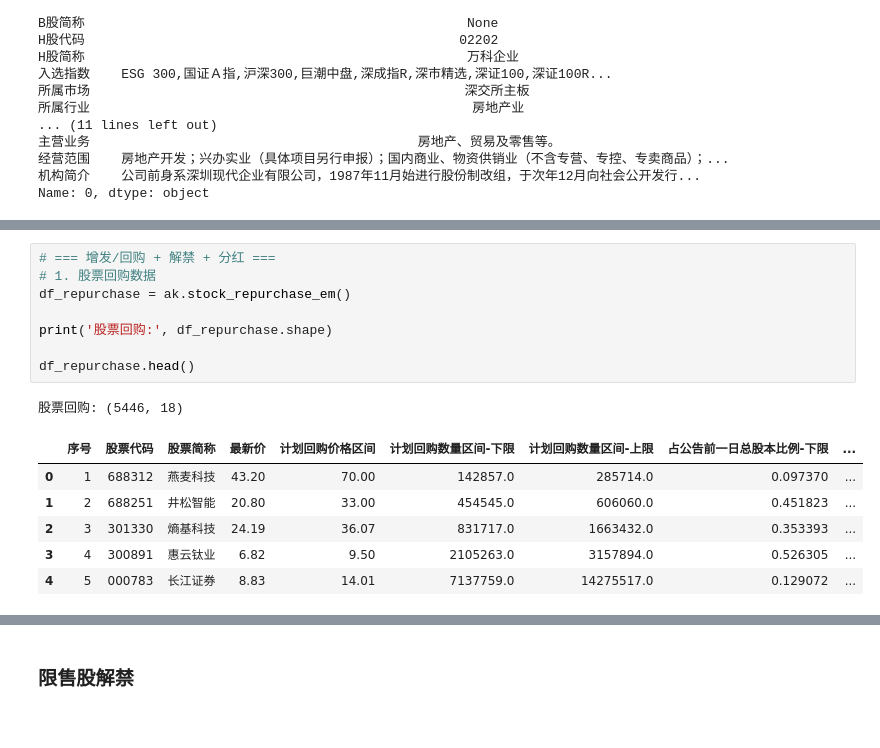
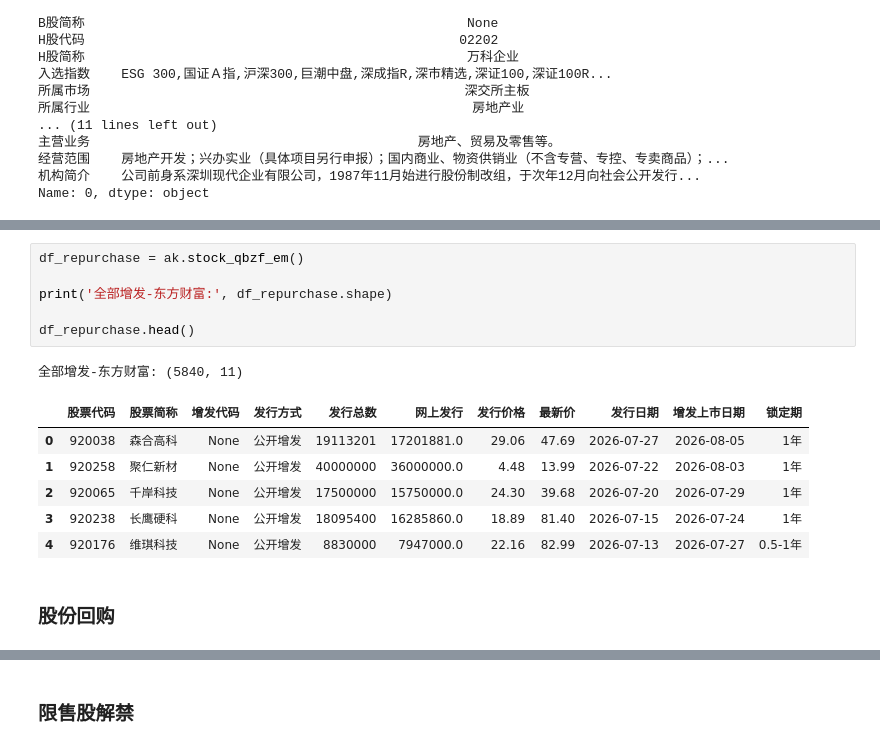
Before and after one commit to bamboosjtu/trading-topic, a Jupyter notebook: labs/00_金融数据获取/akshare_tutorial.ipynb, the cells around one changed output, grey strips where cells are left out. Drawn from its saved outputs; the diff is of its cells as text.

```diff
--- a/labs/00_金融数据获取/akshare_tutorial.ipynb
+++ b/labs/00_金融数据获取/akshare_tutorial.ipynb
@@ -646,16 +1229,16 @@ IPO审核: (4398, 12)
 # %%
-# === 增发/回购 + 解禁 + 分红 ===
-# 1. 股票回购数据
-df_repurchase = ak.stock_repurchase_em()
+df_repurchase = ak.stock_qbzf_em()
 
-print('股票回购:', df_repurchase.shape)
+print('全部增发-东方财富:', df_repurchase.shape)
 
 df_repurchase.head()
 # %% [output]
-股票回购: (5446, 18)
+全部增发-东方财富: (5840, 11)
-|  | 序号 | 股票代码 | 股票简称 | 最新价 | 计划回购价格区间 | 计划回购数量区间-下限 | 计划回购数量区间-上限 | 占公告前一日总股本比例-下限 | ... |
-| 0 | 1 | 688312 | 燕麦科技 | 43.20 | 70.00 | 142857.0 | 285714.0 | 0.097370 | ... |
-| 1 | 2 | 688251 | 井松智能 | 20.80 | 33.00 | 454545.0 | 606060.0 | 0.451823 | ... |
-| 2 | 3 | 301330 | 熵基科技 | 24.19 | 36.07 | 831717.0 | 1663432.0 | 0.353393 | ... |
-| 3 | 4 | 300891 | 惠云钛业 | 6.82 | 9.50 | 2105263.0 | 3157894.0 | 0.526305 | ... |
-| 4 | 5 | 000783 | 长江证券 | 8.83 | 14.01 | 7137759.0 | 14275517.0 | 0.129072 | ... |
+|  | 股票代码 | 股票简称 | 增发代码 | 发行方式 | 发行总数 | 网上发行 | 发行价格 | 最新价 | 发行日期 | 增发上市日期 | 锁定期 |
+| 0 | 920038 | 森合高科 | None | 公开增发 | 19113201 | 17201881.0 | 29.06 | 47.69 | 2026-07-27 | 2026-08-05 | 1年 |
+| 1 | 920258 | 聚仁新材 | None | 公开增发 | 40000000 | 36000000.0 | 4.48 | 13.99 | 2026-07-22 | 2026-08-03 | 1年 |
+| 2 | 920065 | 千岸科技 | None | 公开增发 | 17500000 | 15750000.0 | 24.30 | 39.68 | 2026-07-20 | 2026-07-29 | 1年 |
+| 3 | 920238 | 长鹰硬科 | None | 公开增发 | 18095400 | 16285860.0 | 18.89 | 81.40 | 2026-07-15 | 2026-07-24 | 1年 |
+| 4 | 920176 | 维琪科技 | None | 公开增发 | 8830000 | 7947000.0 | 22.16 | 82.99 | 2026-07-13 | 2026-07-27 | 0.5-1年 |
+# %% [markdown]
+### 股份回购
```
Also changed, not shown: parts of 166 cells of this notebook, 7 other files.
